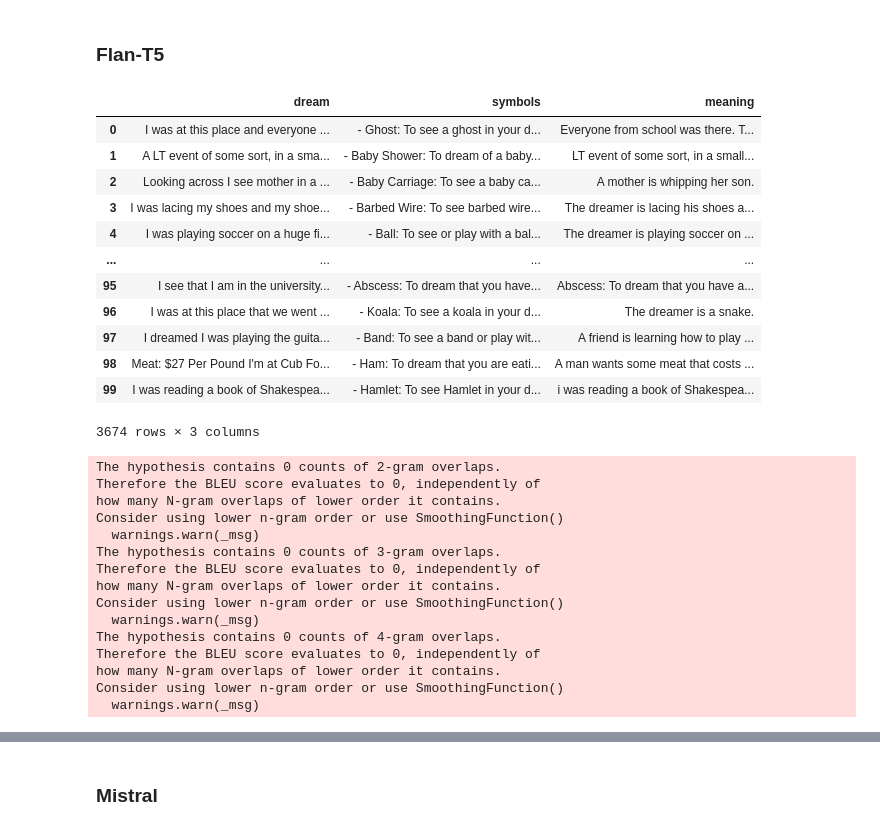
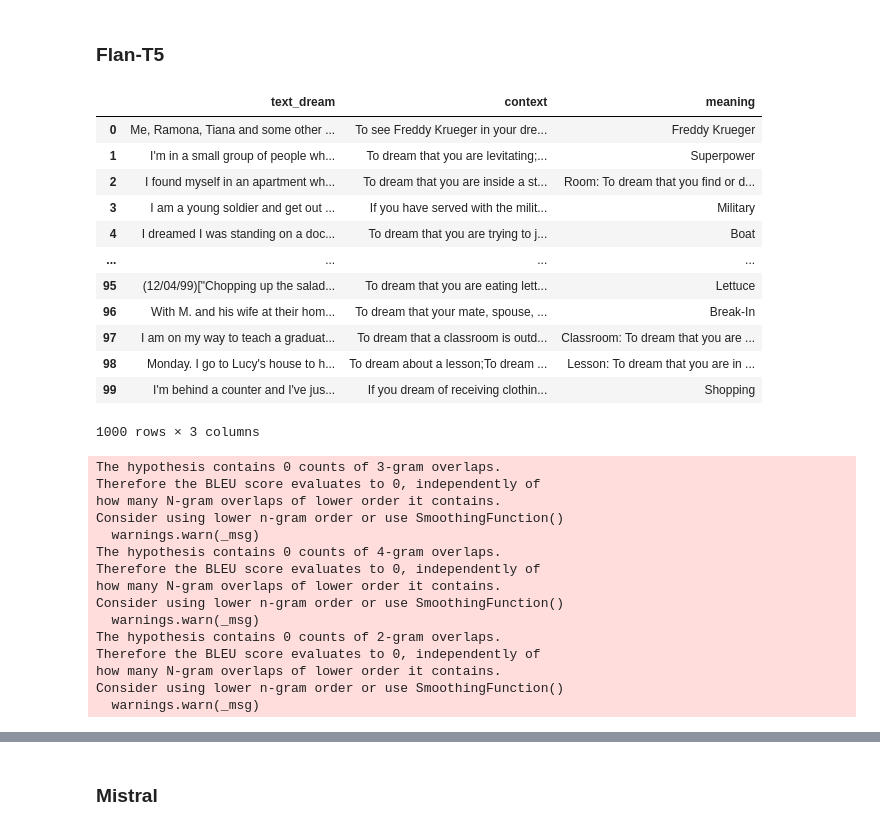
Before and after one commit to Barack-Samuni/Dream-Interpreter, a Jupyter notebook: Dream-Interpreter.ipynb, the cells around one changed output, grey strips where cells are left out. Saved outputs shown, nothing was run; the diff lists cells and outputs as text; code cells hidden in the pictures.

```diff
--- a/Dream-Interpreter.ipynb
+++ b/Dream-Interpreter.ipynb
@@ -16,8 +16,10 @@ general overview of the work done :
 We have two datasets, one with dream text descriptions:
 # %%
 test_run = True
-test_limit = 10
-output_root = "output/test"
+rows_limit = slice(0,1000)
+# Note: slice(None) is like arr[:]
+
+output_root = "output/run_may_15"
 # %%
 from keyword_extractor import read_datasets, extract_and_save_keywords_from_dataframes
 from yaml_parser import load_config
@@ -431,31 +435,26 @@ formatter = PromptFormatter(model_family)
 # %%
 dataset = read_csvs(save_dir = output_root + "/FlanT5")
 dataset["meaning"] = dataset.interpretation.apply(formatter.unformat)
-dataset = dataset[["dream", "symbols", "meaning"]]
+dataset = dataset[["text_dream", "context", "meaning"]]
 dataset
 # %% [output]
-|  | dream | symbols | meaning |
-| 0 | I was at this place and everyone ... | - Ghost: To see a ghost in your d... | Everyone from school was there. T... |
-| 1 | A LT event of some sort, in a sma... | - Baby Shower: To dream of a baby... | LT event of some sort, in a small... |
-| 2 | Looking across I see mother in a ... | - Baby Carriage: To see a baby ca... | A mother is whipping her son. |
-| 3 | I was lacing my shoes and my shoe... | - Barbed Wire: To see barbed wire... | The dreamer is lacing his shoes a... |
-| 4 | I was playing soccer on a huge fi... | - Ball: To see or play with a bal... | The dreamer is playing soccer on ... |
+|  | text_dream | context | meaning |
+| 0 | Me, Ramona, Tiana and some other ... | To see Freddy Krueger in your dre... | Freddy Krueger |
+| 1 | I'm in a small group of people wh... | To dream that you are levitating;... | Superpower |
+| 2 | I found myself in an apartment wh... | To dream that you are inside a st... | Room: To dream that you find or d... |
+| 3 | I am a young soldier and get out ... | If you have served with the milit... | Military |
+| 4 | I dreamed I was standing on a doc... | To dream that you are trying to j... | Boat |
 | ... | ... | ... | ... |
-| 95 | I see that I am in the university... | - Abscess: To dream that you have... | Abscess: To dream that you have a... |
-| 96 | I was at this place that we went ... | - Koala: To see a koala in your d... | The dreamer is a snake. |
-| 97 | I dreamed I was playing the guita... | - Band: To see a band or play wit... | A friend is learning how to play ... |
-| 98 | Meat: $27 Per Pound I'm at Cub Fo... | - Ham: To dream that you are eati... | A man wants some meat that costs ... |
-| 99 | I was reading a book of Shakespea... | - Hamlet: To see Hamlet in your d... | i was reading a book of Shakespea... |
+| 95 | (12/04/99)["Chopping up the salad... | To dream that you are eating lett... | Lettuce |
+| 96 | With M. and his wife at their hom... | To dream that your mate, spouse, ... | Break-In |
+| 97 | I am on my way to teach a graduat... | To dream that a classroom is outd... | Classroom: To dream that you are ... |
+| 98 | Monday. I go to Lucy's house to h... | To dream about a lesson;To dream ... | Lesson: To dream that you are in ... |
+| 99 | I'm behind a counter and I've jus... | If you dream of receiving clothin... | Shopping |
-3674 rows × 3 columns
+1000 rows × 3 columns
 # %%
-dreams_interpretations_df = evaluate_dream_interpretations(dataset, interpretation_column = 'meaning')
+dreams_interpretations_df = evaluate_dream_interpretations(dataset, dream_column="text_dream", interpretation_column = 'meaning')
 dreams_interpretations_df.to_csv('datasets/flan-t5-large_evaluated.csv', index=False)
 # %% [output]
-The hypothesis contains 0 counts of 2-gram overlaps.
-Therefore the BLEU score evaluates to 0, independently of
-how many N-gram overlaps of lower order it contains.
-Consider using lower n-gram order or use SmoothingFunction()
-  warnings.warn(_msg)
 The hypothesis contains 0 counts of 3-gram overlaps.
 Therefore the BLEU score evaluates to 0, independently of
 how many N-gram overlaps of lower order it contains.
@@ -466,6 +465,11 @@ Therefore the BLEU score evaluates to 0, independently of
 how many N-gram overlaps of lower order it contains.
 Consider using lower n-gram order or use SmoothingFunction()
   warnings.warn(_msg)
+The hypothesis contains 0 counts of 2-gram overlaps.
+Therefore the BLEU score evaluates to 0, independently of
+how many N-gram overlaps of lower order it contains.
+Consider using lower n-gram order or use SmoothingFunction()
+  warnings.warn(_msg)
 # %%
 
 plot_evaluations(dreams_interpretations_df)
```
Also changed, not shown: parts of 11 cells of this notebook, 1 other file.
